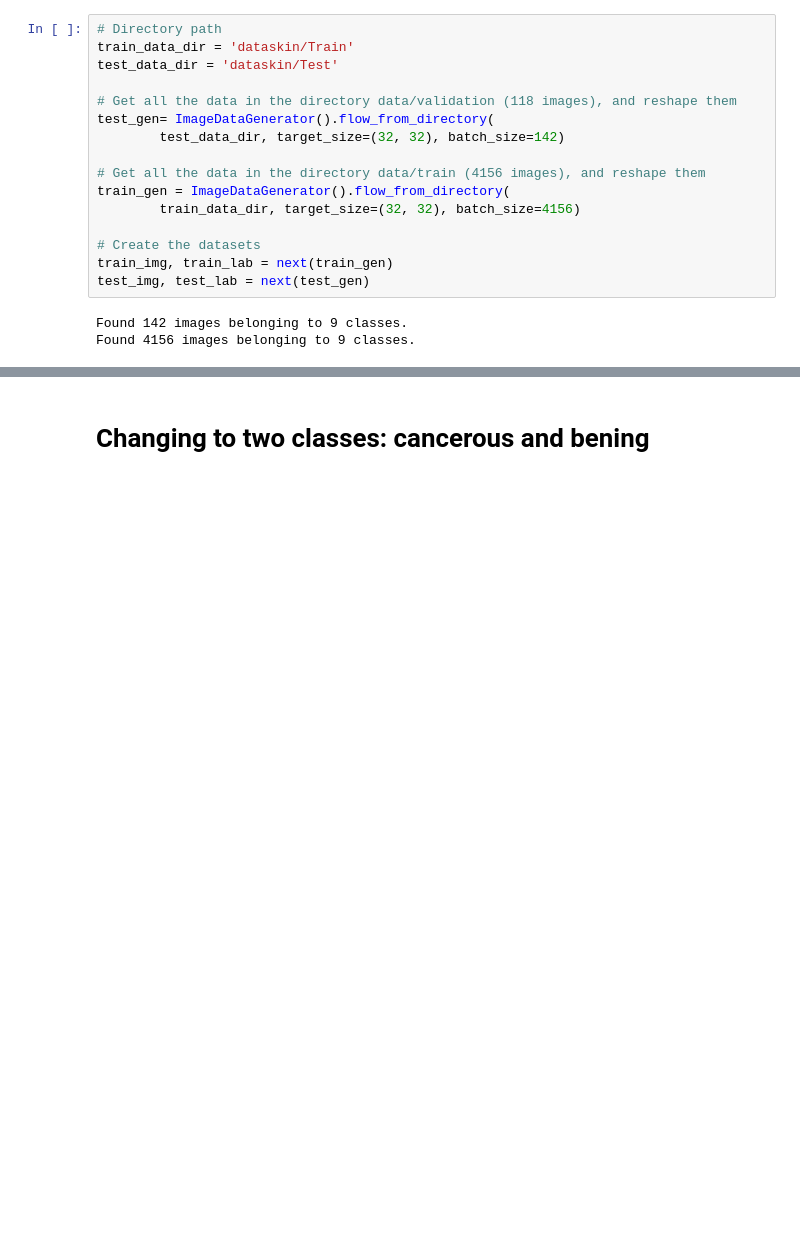
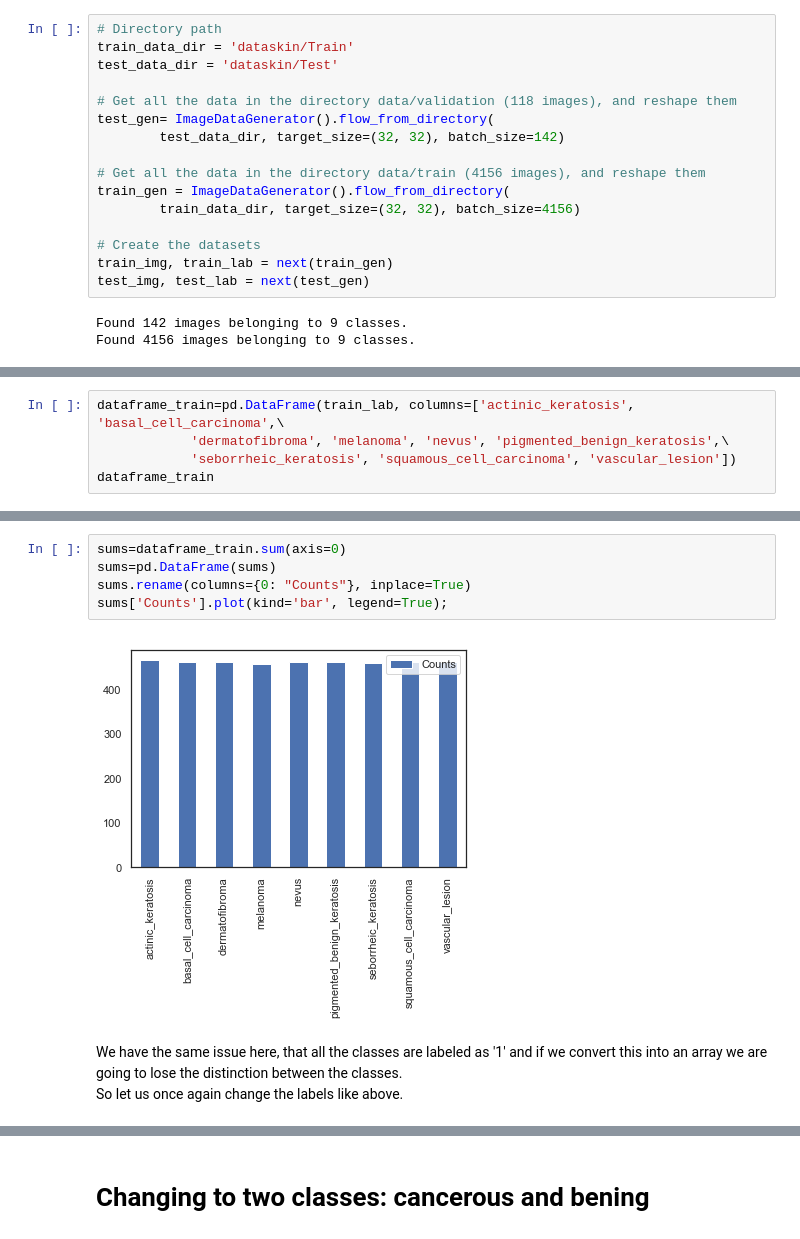
Before and after one commit to MNLKuzmin/SkinCancerDetection, a Jupyter notebook: SkinCancerDetection.ipynb, the cells around one changed output, grey strips where cells are left out. Saved outputs shown, nothing was run; the diff lists cells and outputs as text; blank space fills up the shorter version.

Commit message:
labels manipulation test and naive model

```diff
--- a/SkinCancerDetection.ipynb
+++ b/SkinCancerDetection.ipynb
@@ -2234,0 +2246,5 @@ Found 4156 images belonging to 9 classes.
+# %%
+dataframe_train=pd.DataFrame(train_lab, columns=['actinic_keratosis', 'basal_cell_carcinoma',\
+            'dermatofibroma', 'melanoma', 'nevus', 'pigmented_benign_keratosis',\
+            'seborrheic_keratosis', 'squamous_cell_carcinoma', 'vascular_lesion'])
+dataframe_train
@@ -2234,0 +2265,10 @@ Found 4156 images belonging to 9 classes.
+# %%
+sums=dataframe_train.sum(axis=0)
+sums=pd.DataFrame(sums)
+sums.rename(columns={0: "Counts"}, inplace=True)
+sums['Counts'].plot(kind='bar', legend=True);
+# %% [output]
+[figure, added]
+# %% [markdown]
+We have the same issue here, that all the classes are labeled as '1' and if we convert this into an array we are going to lose the distinction between the classes.
+<br>So let us once again change the labels like above.
```
Also changed, not shown: parts of 32 cells of this notebook.
